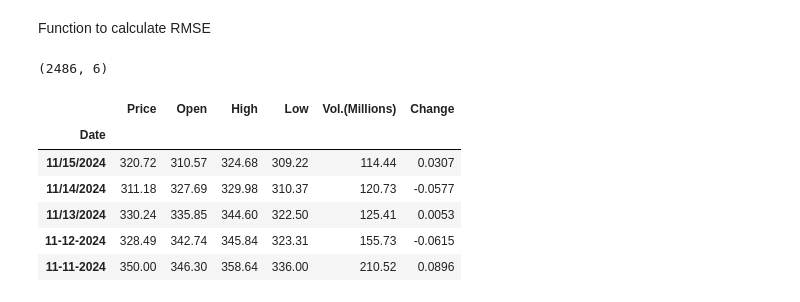
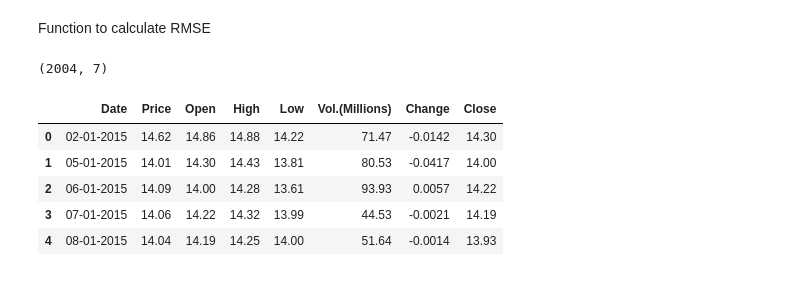
Before and after one commit to Partha-Suresh/XAI-Project, a Jupyter notebook: notebooks/Stock Regression/LSTM model stock price prediction.ipynb, the cells around one changed output. Cells and saved outputs as stored; diff of their text form; code cells hidden in the pictures.

```diff
--- a/notebooks/Stock Regression/LSTM model stock price prediction.ipynb
+++ b/notebooks/Stock Regression/LSTM model stock price prediction.ipynb
@@ -34,18 +44,20 @@ def return_rmse(test, predicted):
     rmse = math.sqrt(mean_squared_error(test, predicted))
     print("the root mean squared error is : {}.".format(rmse))
 # %%
-data = pd.read_csv("../../data/Stock Regression/TSLA Historical Data 2015-2024.csv", index_col='Date', parse_dates=["Date"])
+test = pd.read_csv("../../data/Stock Regression/Cleaned/TSLA test data.csv", index_col='Date', parse_dates=["Date"])
+train=pd.read_csv("../../data/Stock Regression/Cleaned/TSLA training data.csv",index_col='Date', parse_dates=["Date"])
 
-data.shape
+train.shape
+# test.shape
 # %% [output]
-(2486, 6)
+(2004, 7)
-# %%
-data.head(5)
-# %% [output]
-|  | Price | Open | High | Low | Vol.(Millions) | Change |
-| Date |  |  |  |  |  |  |
-| 11/15/2024 | 320.72 | 310.57 | 324.68 | 309.22 | 114.44 | 0.0307 |
-| 11/14/2024 | 311.18 | 327.69 | 329.98 | 310.37 | 120.73 | -0.0577 |
-| 11/13/2024 | 330.24 | 335.85 | 344.60 | 322.50 | 125.41 | 0.0053 |
-| 11-12-2024 | 328.49 | 342.74 | 345.84 | 323.31 | 155.73 | -0.0615 |
-| 11-11-2024 | 350.00 | 346.30 | 358.64 | 336.00 | 210.52 | 0.0896 |
+# %%
+train.head(5)
+# test.head(5)
+# %% [output]
+|  | Date | Price | Open | High | Low | Vol.(Millions) | Change | Close |
+| 0 | 02-01-2015 | 14.62 | 14.86 | 14.88 | 14.22 | 71.47 | -0.0142 | 14.30 |
+| 1 | 05-01-2015 | 14.01 | 14.30 | 14.43 | 13.81 | 80.53 | -0.0417 | 14.00 |
+| 2 | 06-01-2015 | 14.09 | 14.00 | 14.28 | 13.61 | 93.93 | 0.0057 | 14.22 |
+| 3 | 07-01-2015 | 14.06 | 14.22 | 14.32 | 13.99 | 44.53 | -0.0021 | 14.19 |
+| 4 | 08-01-2015 | 14.04 | 14.19 | 14.25 | 14.00 | 51.64 | -0.0014 | 13.93 |
```
Also changed, not shown: parts of 6 cells of this notebook.
